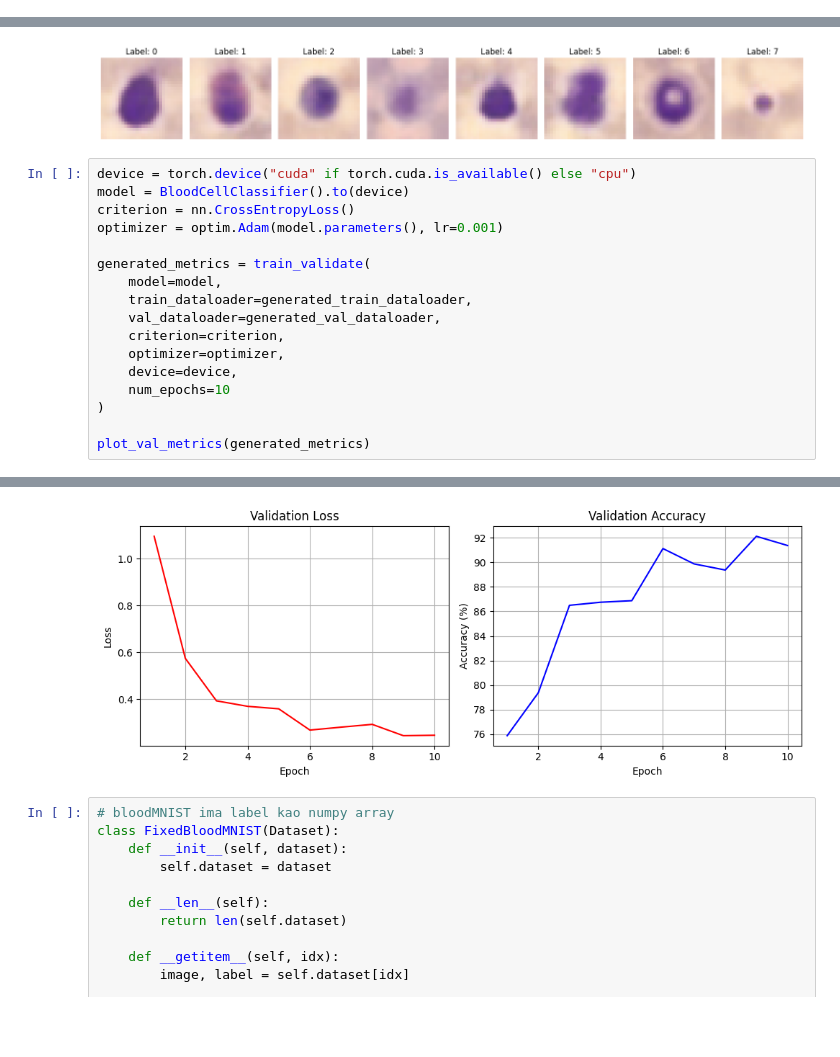
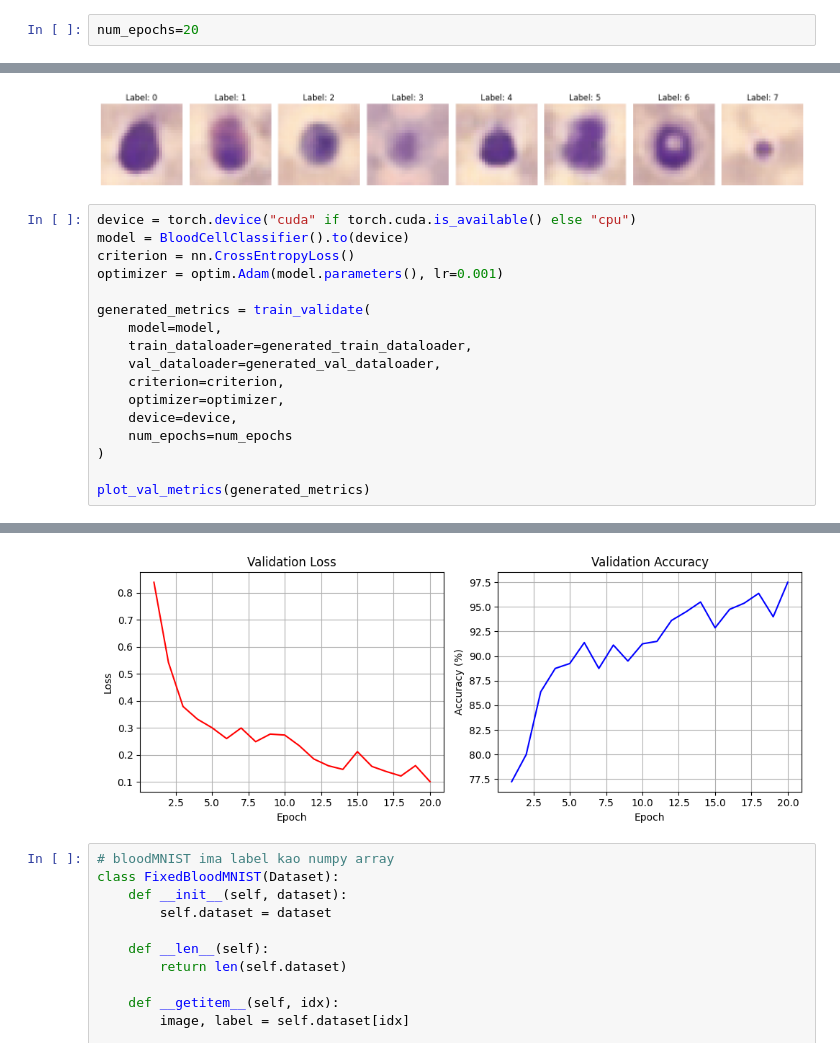
Before and after one commit to LukrecijaMedimorec/BloodCellClassifier, a Jupyter notebook: Classifier.ipynb, the cells around one changed output, grey strips where cells are left out. Drawn from its saved outputs; the diff is of its cells as text; blank space fills up the shorter version.

```diff
--- a/Classifier.ipynb
+++ b/Classifier.ipynb
@@ -119,6 +119,8 @@ def train_validate(model, train_dataloader, val_dataloader, criterion, optimizer
         "val_recalls": val_recalls,
         "val_f1s": val_f1s,
     }
+# %%
+num_epochs=20
 # %%
 def plot_val_metrics(metrics):
 
@@ -338,7 +350,7 @@ generated_metrics = train_validate(
     criterion=criterion,
     optimizer=optimizer,
     device=device,
-    num_epochs=10
+    num_epochs=num_epochs
 )
 
 plot_val_metrics(generated_metrics)
@@ -356,4 +378,4 @@ Epoch 10/10 | Train Loss: 0.2366 | Val Loss: 0.2453 | Val Acc: 91.38% | Val Prec
-[figure, old version]
+[figure, new version]
 # %%
 # bloodMNIST ima label kao numpy array
 class FixedBloodMNIST(Dataset):
```
Also changed, not shown: parts of 11 cells of this notebook.
